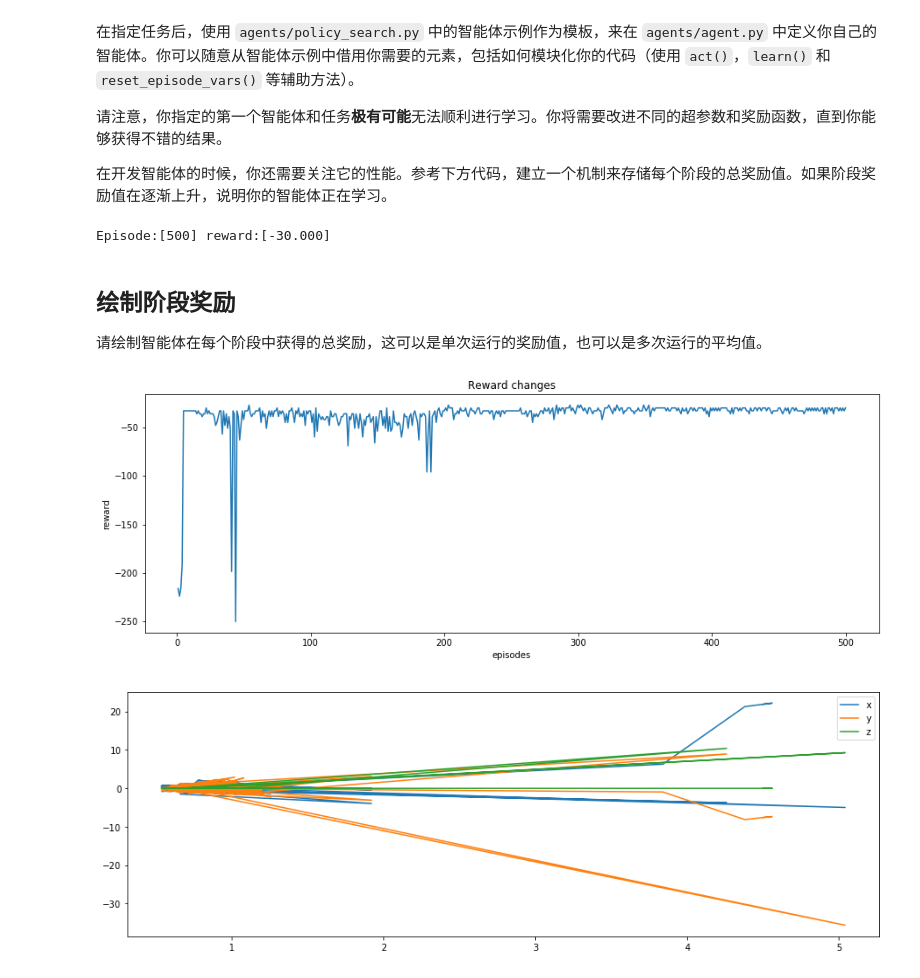
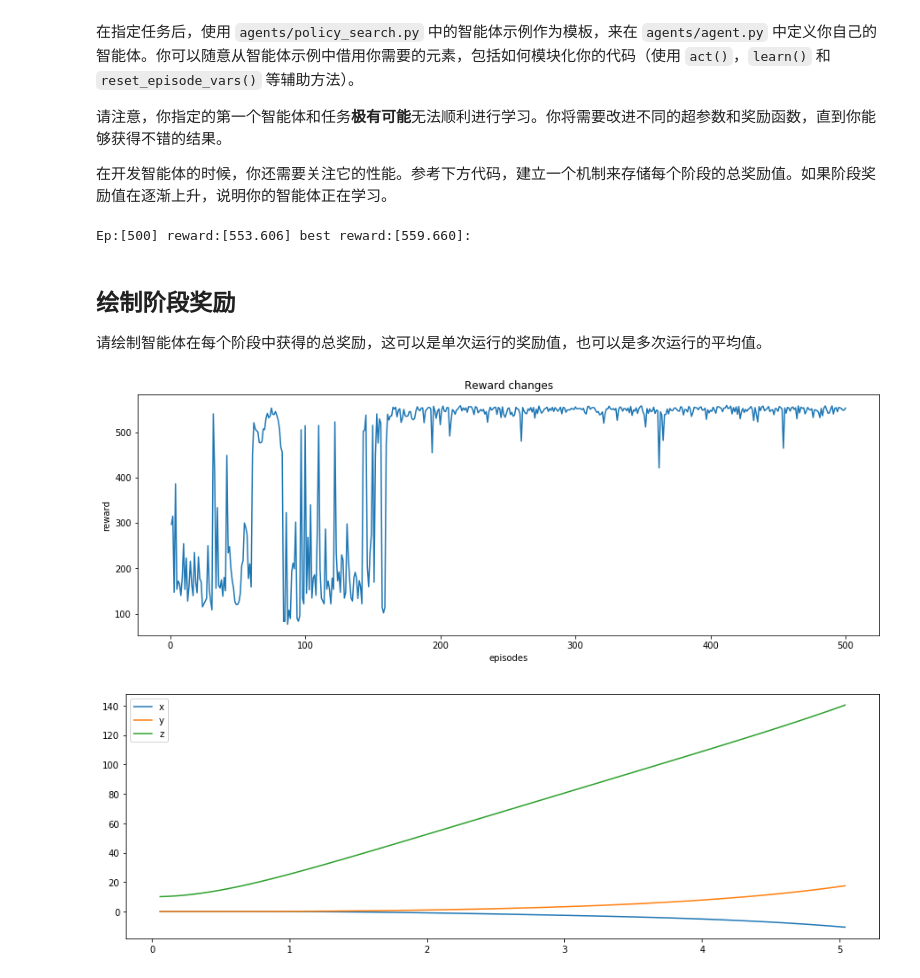
Before and after one commit to Qucy/Deeplearning, a Jupyter notebook: P5-RL-Quadcopter-2/Quadcopter_Project.ipynb, the cells around one changed output. Cells and saved outputs as stored; diff of their text form; code cells hidden in the pictures.

```diff
--- a/P5-RL-Quadcopter-2/Quadcopter_Project.ipynb
+++ b/P5-RL-Quadcopter-2/Quadcopter_Project.ipynb
@@ -217,28 +218,22 @@ Episode = 1000, score =   1.099 (best =   1.222), noise_scale = 3.25
 # %%
 ## TODO: Train your agent here.
 import sys
-import pandas as pd
-import matplotlib.pyplot as plt
-%matplotlib inline
-import csv
 import numpy as np
-
 from agents.agent import Agent
 from task import Task
 
+best_reward = 100
 num_episodes = 500
-
-init_pose = np.array([0., 0., 2., 0., 0., 0.])
-target_pos = np.array([0., 0., 10])
-init_angle_velocities = np.array([0., 0., 0.])
-runtime = 5.
-task = Task(init_pose = init_pose, target_pos = target_pos, init_angle_velocities = init_angle_velocities, runtime = runtime)
+target_pos = np.array([0., 0., 100])
+task = Task(target_pos = target_pos)
 agent = Agent(task)
 
-labels = ['time', 'x', 'y', 'z', 'phi', 'theta', 'psi', 'x_velocity',
-          'y_velocity', 'z_velocity', 'phi_velocity', 'theta_velocity',
-          'psi_velocity', 'rotor_speed1', 'rotor_speed2', 'rotor_speed3', 'rotor_speed4', 'episode', 'total_reward']
-results = { x : [] for x in labels }
+reward_results = {x : [] for x in ['episode', 'reward']}
+plot_labels = ['time', 'x', 'y', 'z', 'phi', 'theta', 'psi', 'x_velocity',
+              'y_velocity', 'z_velocity', 'phi_velocity', 'theta_velocity',
+              'psi_velocity', 'rotor_speed1', 'rotor_speed2', 'rotor_speed3', 'rotor_speed4']
+
+results = {x : [] for x in plot_labels}
 
 for i_episode in range(1, num_episodes+1):
     state = agent.reset_episode() # start a new episode
@@ -247,15 +242,20 @@ for i_episode in range(1, num_episodes+1):
         next_state, reward, done = task.step(action)
         agent.step(action, reward, next_state, done)
         state = next_state
+        # record last ep data using for plot
+        if i_episode == num_episodes:
+            to_write = [task.sim.time] + list(task.sim.pose) + list(task.sim.v) + list(task.sim.angular_v) + list(action)
+            for ii in range(len(plot_labels)):
+                results[plot_labels[ii]].append(to_write[ii])
+        # pring total reward for each ep
         if done:
-            data = [task.sim.time] + list(task.sim.pose) + list(task.sim.v) + \
-                   list(task.sim.angular_v) + list(action) + [i_episode] + [agent.total_reward]
-            for ii in range(len(labels)):
-                results[labels[ii]].append(data[ii])
-            print("\rEpisode:[{}] reward:[{:.3f}]".format(i_episode, agent.total_reward), end="")
+            best_reward = max(best_reward, agent.total_reward)
+            print("\rEp:[{}] reward:[{:.3f}] best reward:[{:.3f}]:".format(i_episode, agent.total_reward, best_reward), end="")
             break
+    reward_results['episode'].append(i_episode)
+    reward_results['reward'].append(agent.total_reward)
 # %% [output]
-Episode:[500] reward:[-30.000]
+Ep:[500] reward:[553.606] best reward:[559.660]:
 # %% [markdown]
 ## 绘制阶段奖励
 
@@ -263,15 +263,15 @@ Episode:[500] reward:[-30.000]
 # %%
 ## TODO: Plot the rewards.
 import matplotlib.pyplot as plt
 %matplotlib inline
 plt.rcParams["figure.figsize"] = [15.0, 5.0]
-plt.plot(results['episode'], results['total_reward'])
+plt.plot(reward_results['episode'], reward_results['reward'])
 plt.xlabel('episodes')
 plt.ylabel('reward')
 plt.title('Reward changes')
 plt.show()
 # %% [output]
-[figure, old version]
+[figure, new version]
 # %%
 # Position
 plt.plot(results['time'], results['x'], label='x')
@@ -280,7 +280,7 @@ plt.plot(results['time'], results['z'], label='z')
 plt.legend()
 _ = plt.ylim()
 # %% [output]
-[figure, old version]
+[figure, new version]
 # %%
 # Velocity
 plt.plot(results['time'], results['x_velocity'], label='x_hat')
```
Also changed, not shown: parts of 7 cells of this notebook, 5 other files.
